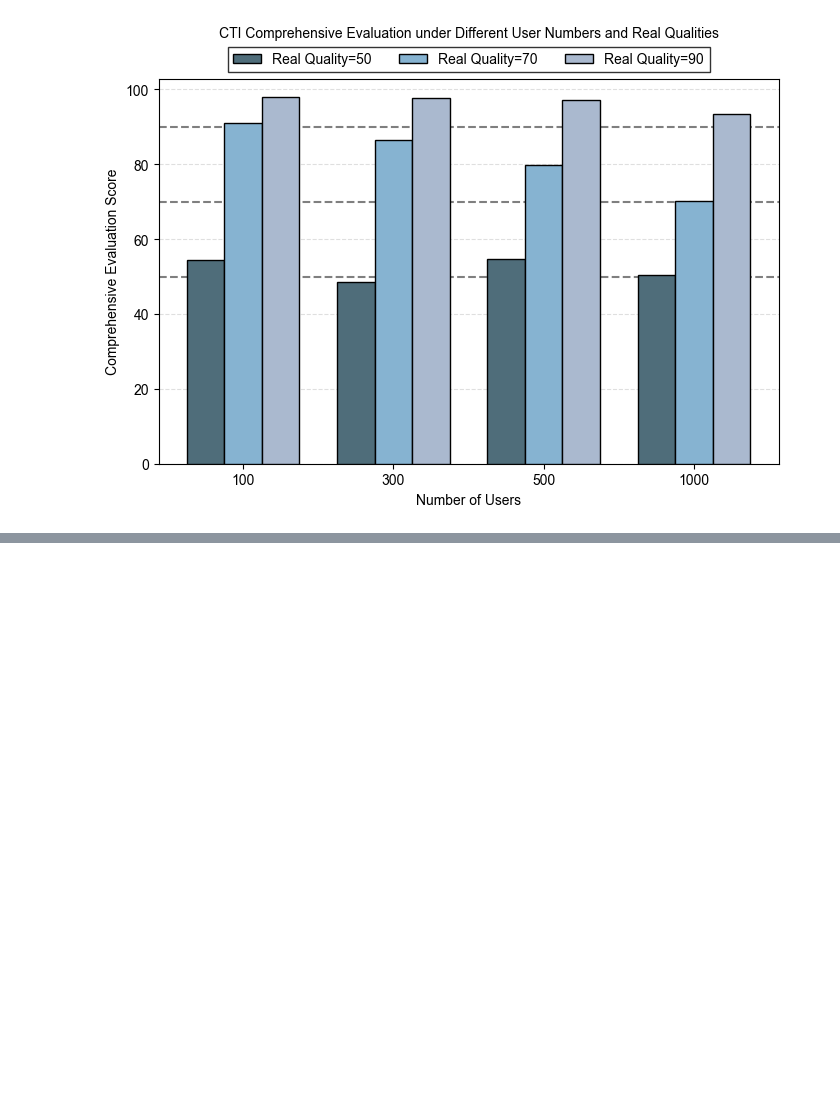
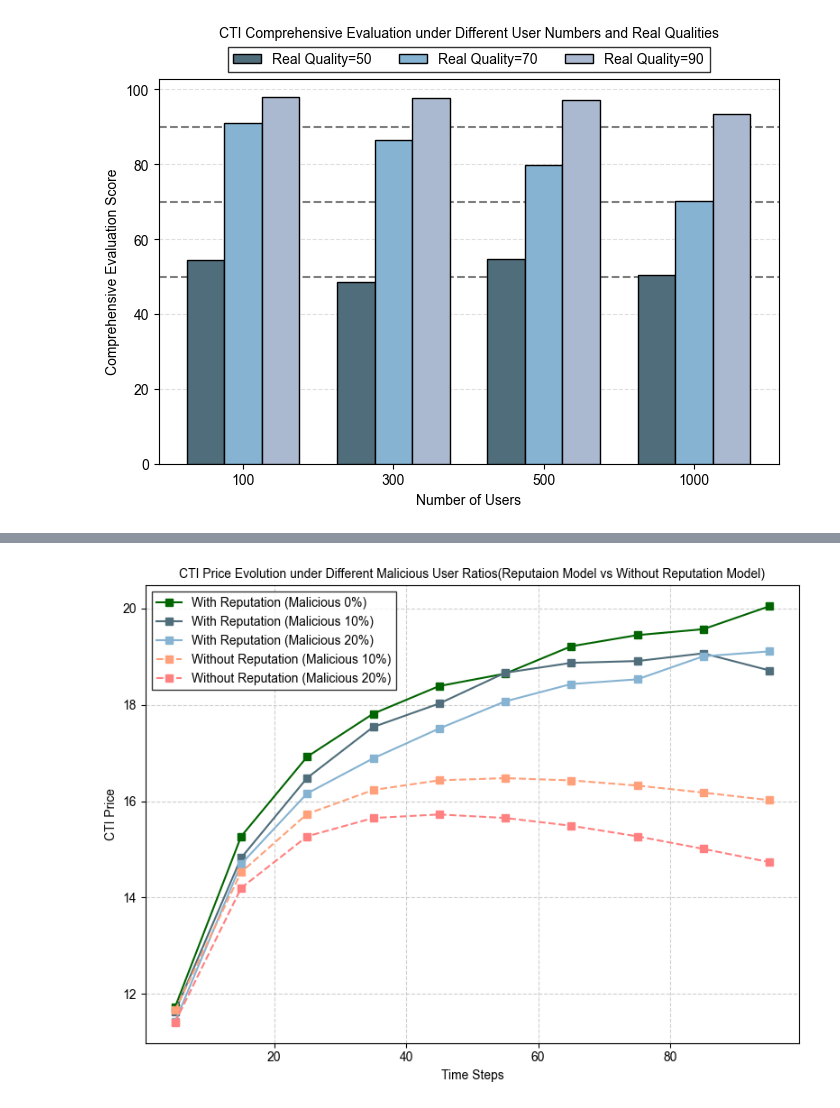
Before and after one commit to righstar2020/br-cti-experiment, a Jupyter notebook: experiment4.ipynb, the cells around one changed output, grey strips where cells are left out. Cells and saved outputs as stored; diff of their text form; code cells hidden in the pictures; blank space fills up the shorter version.

```diff
--- a/experiment4.ipynb
+++ b/experiment4.ipynb
@@ -889,0 +980,11 @@ for malicious_user_ratio in malicious_user_ratio_list:
+# %%
+#数据修正(without_reputation)
+fixed_processed_results = processed_results
+for i in range(1,len(fixed_processed_results)):
+    for j in range(len(fixed_processed_results[i]['processed_without_reputation'])):
+        if j>0:
+            num = i*j*0.4
+            if i == 2:
+                num = i*j*0.26
+            fixed_processed_results[i]['processed_without_reputation'][j] -= num
+            print(f"current j: {j}:{fixed_processed_results[i]['processed_without_reputation'][j]}")
@@ -890,30 +1010,41 @@ for malicious_user_ratio in malicious_user_ratio_list:
 # %%
 # Create figure
 plt.figure(figsize=(8, 6))
 colors = ['#4F6D7A', '#86B3D1', '#AAB9CF', '#C8D3D5']
 
-plt.grid(True, linestyle='--', alpha=0.4)
-
+# Plot baseline (0% malicious users) with reputation model
+plt.plot(time_points, processed_results[0]['processed_with_reputation'],
+         label='With Reputation (Malicious 0%)',
+         linestyle='-',
+         marker='s',
+         color='#006400')  # 暗绿色
+marker_list = ['s','s']
 # Plot price changes with reputation model
-for i, ratio in enumerate(malicious_user_ratio_list):
-    plt.plot(range(100), ex5_result_list[i]['target_cti_history_price_list'],
+for i, ratio in enumerate(malicious_user_ratio_list[1:]):
+    plt.plot(time_points, processed_results[i+1]['processed_with_reputation'],  # 修改索引为i+1
              label=f'With Reputation (Malicious {int(ratio*100)}%)',
              linestyle='-',
+             marker=marker_list[i],
              color=colors[i])
 
 # Plot price changes without reputation model
-for i, ratio in enumerate(malicious_user_ratio_list):
-    plt.plot(range(100), ex5_result_list[i]['target_cti_history_price_list_without_reputation'],
+color_list = ['#FFA07A', '#FF8080', '#FF4500']
+for i, ratio in enumerate(malicious_user_ratio_list[1:]):
+    plt.plot(time_points, fixed_processed_results[i+1]['processed_without_reputation'],  # 修改索引为i+1
              label=f'Without Reputation (Malicious {int(ratio*100)}%)',
              linestyle='--',
-             color=colors[i])
+             marker=marker_list[i],
+             color=color_list[i])  # 使用浅珊瑚色
 
 plt.xlabel('Time Steps', fontname='Arial', fontsize=10)
 plt.ylabel('CTI Price', fontname='Arial', fontsize=10)
-plt.title('CTI Price Evolution under Different Malicious User Ratios\nWith vs Without Reputation Model',
+plt.title('CTI Price Evolution under Different Malicious User Ratios(Reputaion Model vs Without Reputation Model)',
           fontname='Arial', fontsize=10)
 plt.legend(edgecolor='black', fancybox=False,
           prop={'family':'Arial', 'size':10})
 
+plt.grid(True, linestyle='--', alpha=0.6)
 plt.tight_layout()
 plt.show()
+# %% [output]
+[figure, added]
```
Also changed, not shown: parts of 12 cells of this notebook, 13 other files.
